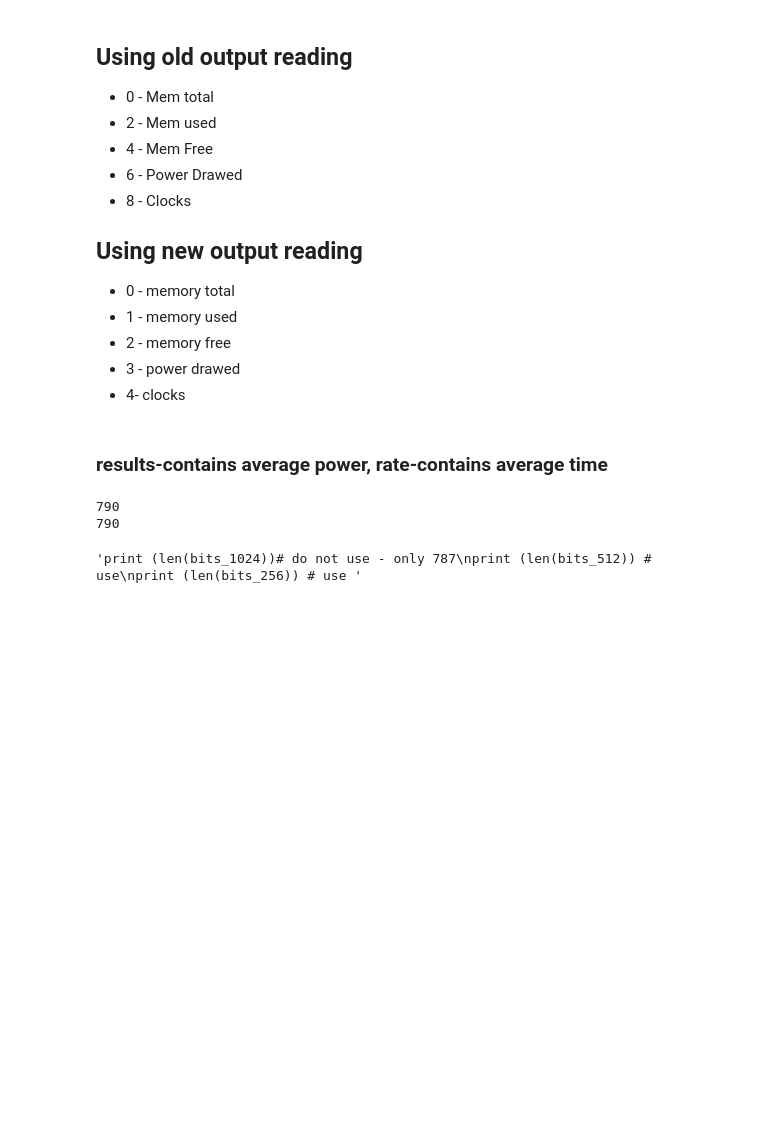
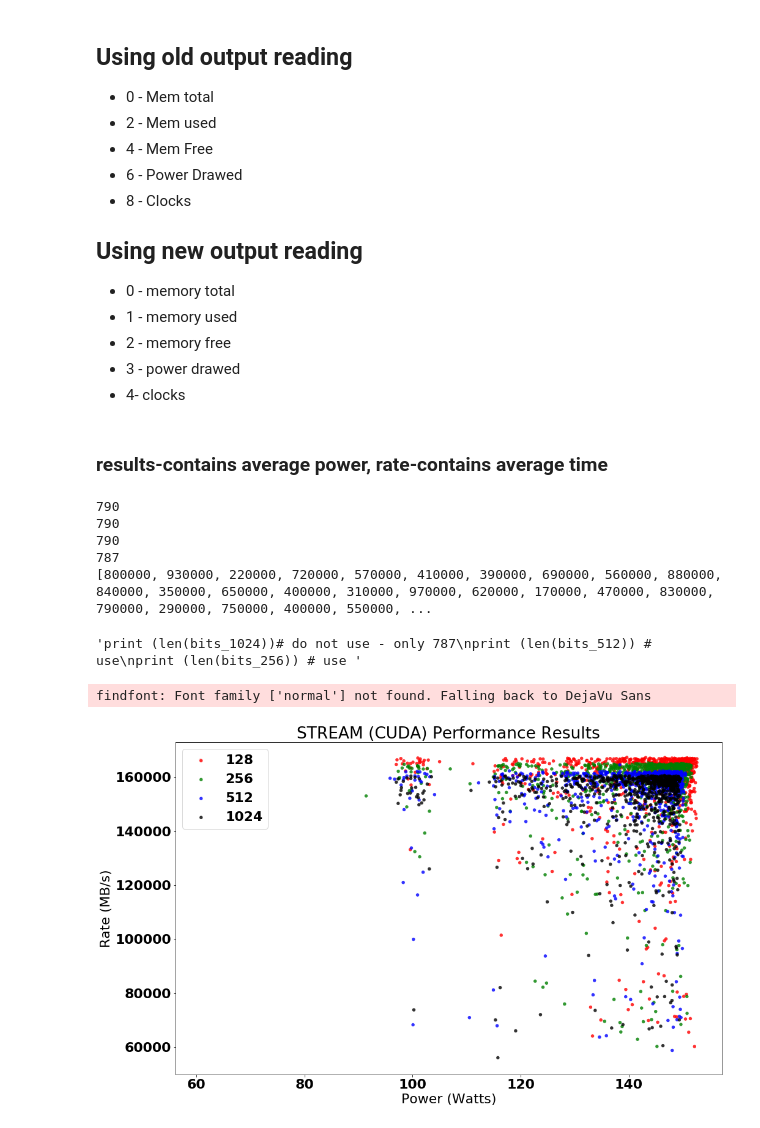
Before and after one commit to YulianaGomez/power, a Jupyter notebook: nvidia_gpus/stream_analysis/big_analysis.ipynb, the cells around one changed output. Drawn from its saved outputs; the diff is of its cells as text; code cells hidden in the pictures; blank space fills up the shorter version.

Commit message:
graphing block size, power and rate performance results

```diff
--- a/nvidia_gpus/stream_analysis/big_analysis.ipynb
+++ b/nvidia_gpus/stream_analysis/big_analysis.ipynb
@@ -149,10 +172,17 @@ block_rate = by_block(rates_organized)
 # %%
 print (len(block_power['128']))
 print (len(block_rate['128']))
+print (len(block_rate['128']))
+print (len(block_rate['1024']))
+print (block_asize['1024'])
+
 """print (len(bits_1024))# do not use - only 787
 print (len(bits_512)) # use
 print (len(bits_256)) # use """
 # %% [output]
 790
 790
+790
+787
+[800000, 930000, 220000, 720000, 570000, 410000, 390000, 690000, 560000, 880000, 840000, 350000, 650000, 400000, 310000, 970000, 620000, 170000, 470000, 830000, 790000, 290000, 750000, 400000, 550000, ...
 'print (len(bits_1024))# do not use - only 787\nprint (len(bits_512)) # use\nprint (len(bits_256)) # use '
@@ -161,0 +189,27 @@ x = )
+# %%
+font = {'family' : 'normal',
+        'weight' : 'bold',
+        'size'   : 22}
+
+plt.rc('font', **font)
+# %%
+# Create plot
+fig = plt.figure(figsize=(16, 10))
+ax = fig.add_subplot(111)
+
+blocks = ("128", "256", "512", "1024")
+colors = ("red", "green", "blue", "black")
+
+for block, color in zip(blocks, colors):
+    ax.scatter(block_power[block], block_rate[block], alpha=0.8, c=color, edgecolors='none', s=30, label=block)
+
+ax.set_xlabel("Power (Watts)")
+ax.set_ylabel("Rate (MB/s)")
+#ax.set_xlim([80,None])
+#ax.set_ylim([0.0,0.00075])
+plt.title('STREAM (CUDA) Performance Results')
+plt.legend(loc=2)
+plt.show()
+# %% [output]
+findfont: Font family ['normal'] not found. Falling back to DejaVu Sans
+[figure, added]
```
Also changed, not shown: parts of 6 cells of this notebook.
